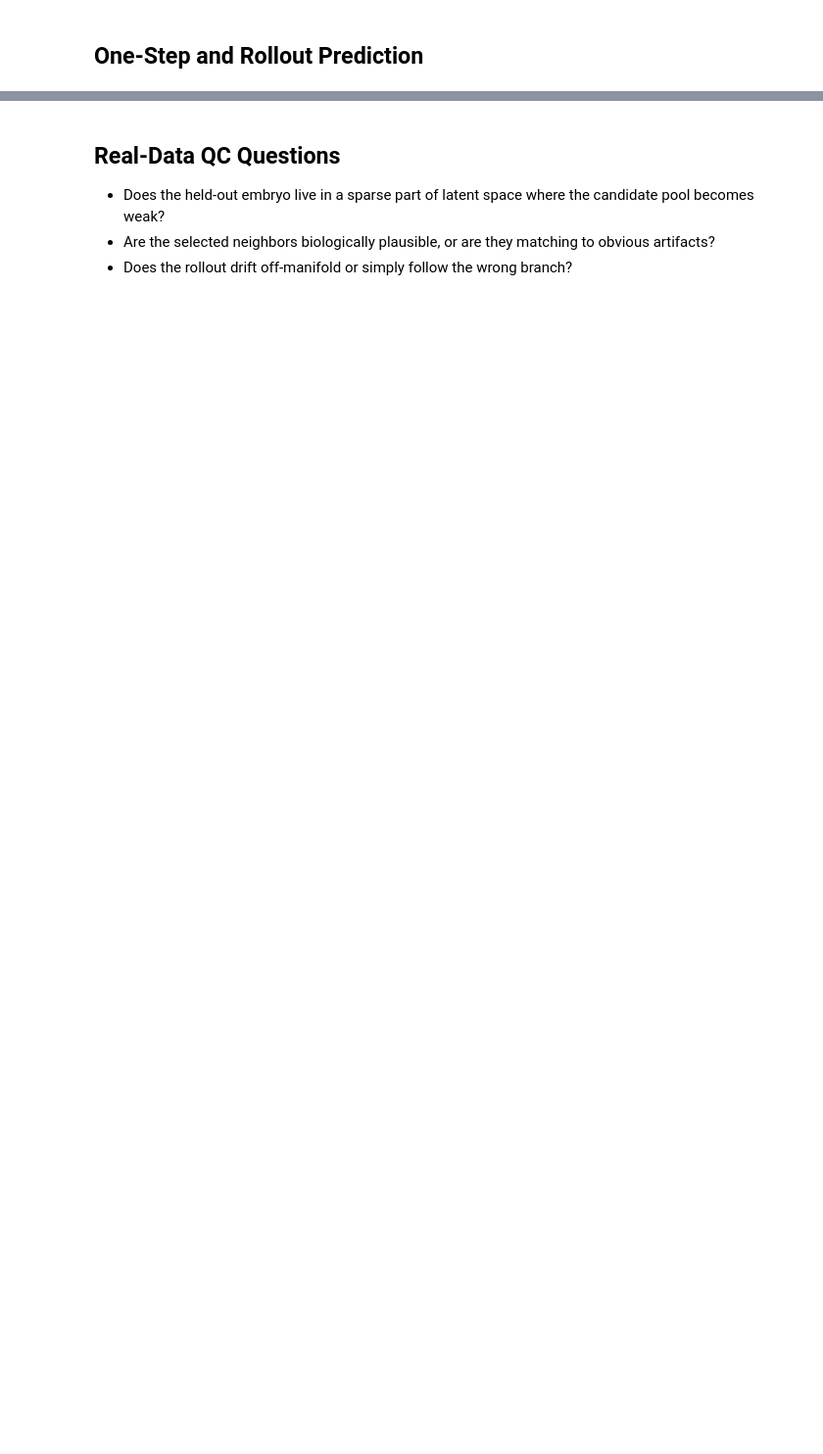
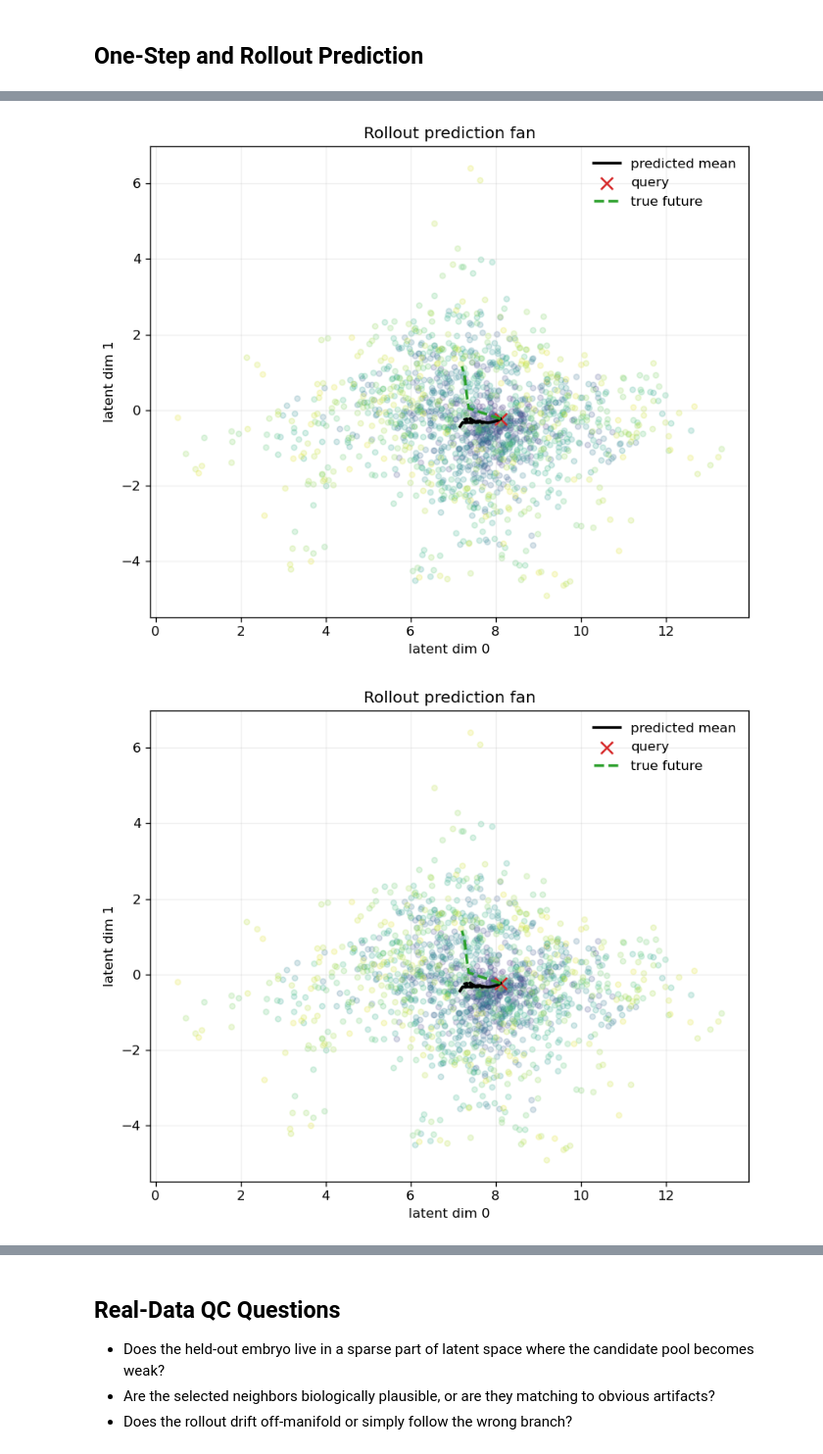
Before and after one commit to nlammers371/morphseq, a Jupyter notebook: dev/particle_prediction/notebooks/03_matching_and_prediction.ipynb, the cells around one changed output, grey strips where cells are left out. Shown at 98% size. Drawn from its saved outputs; the diff is of its cells as text; code cells hidden in the pictures; blank space fills up the shorter version.

```diff
--- a/dev/particle_prediction/notebooks/03_matching_and_prediction.ipynb
+++ b/dev/particle_prediction/notebooks/03_matching_and_prediction.ipynb
@@ -159,11 +269,11 @@ compare_default_vs_fast_matching(matches["default"], matches["fast_summary"])
 # %%
 predictor = LocalTransitionPredictor(
     bank=bank,
-    matching_config=MatchingConfig(k_state=32, offset_radius=1, retrieval_method="nn"),
-    sigma_parallel=0.05,
-    sigma_perp=0.1,
+    matching_config=matching_config,
+    sigma_parallel=0.75,
+    sigma_perp=0.25,
     jitter_mode="tangent",
 )
 one_step = predictor.predict_query(history_query, n_samples=64, rng=np.random.default_rng(7))
-rollout = predictor.rollout_query(history_query, n_steps=3, n_particles=64, rng=np.random.default_rng(11))
+rollout = predictor.rollout_query(history_query, n_steps=n_rollout_steps, n_particles=64, rng=np.random.default_rng(11))
 one_step.diagnostics
@@ -176,2 +296,11 @@ plot_prediction_fan(history_query.current_state, rollout, true_future=true_futur
+# %%
+import dev.particle_prediction.viz.prediction as prediction_viz
+importlib.reload(prediction_viz)
+from dev.particle_prediction.viz.prediction import plot_prediction_fan, plot_rollout_against_truth
+
+plot_prediction_fan(history_query.current_state, rollout, true_future=true_future)
+# %% [output]
+[figure, added]
+[figure, added]
 # %%
 plot_rollout_against_truth(history_query.current_state, rollout, true_future=true_future, context_points=context_points)
```
Also changed, not shown: parts of 18 cells of this notebook, 7 other files.
